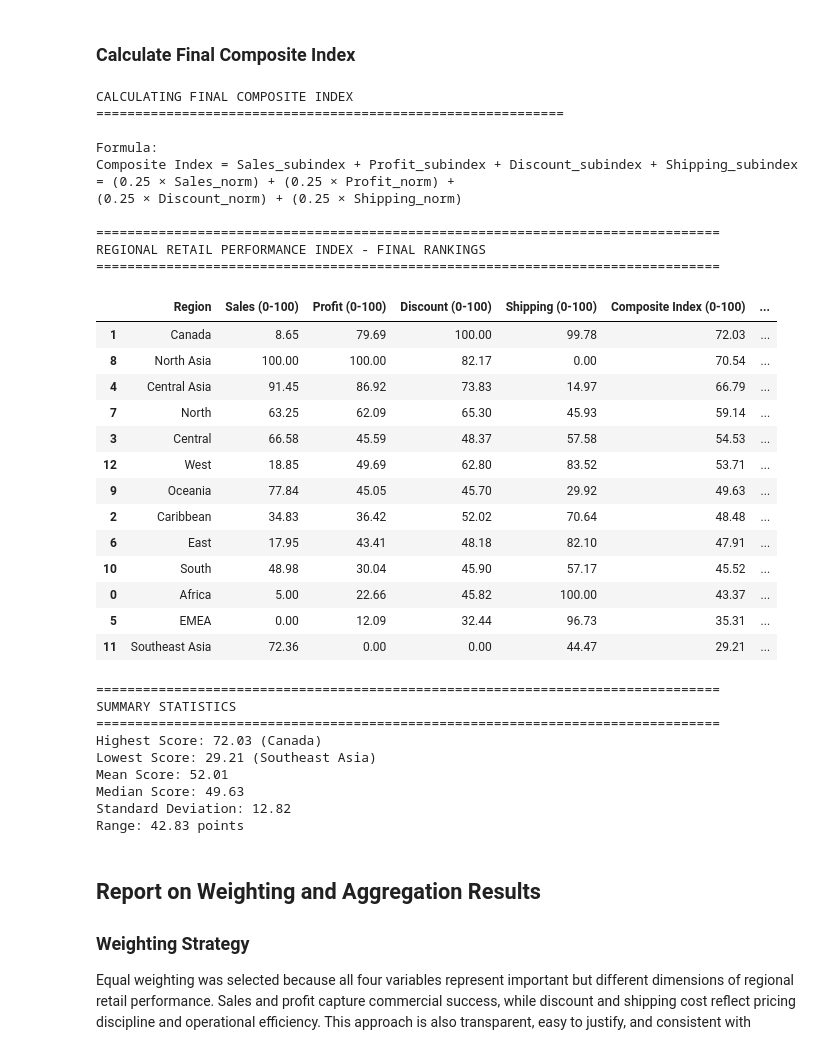
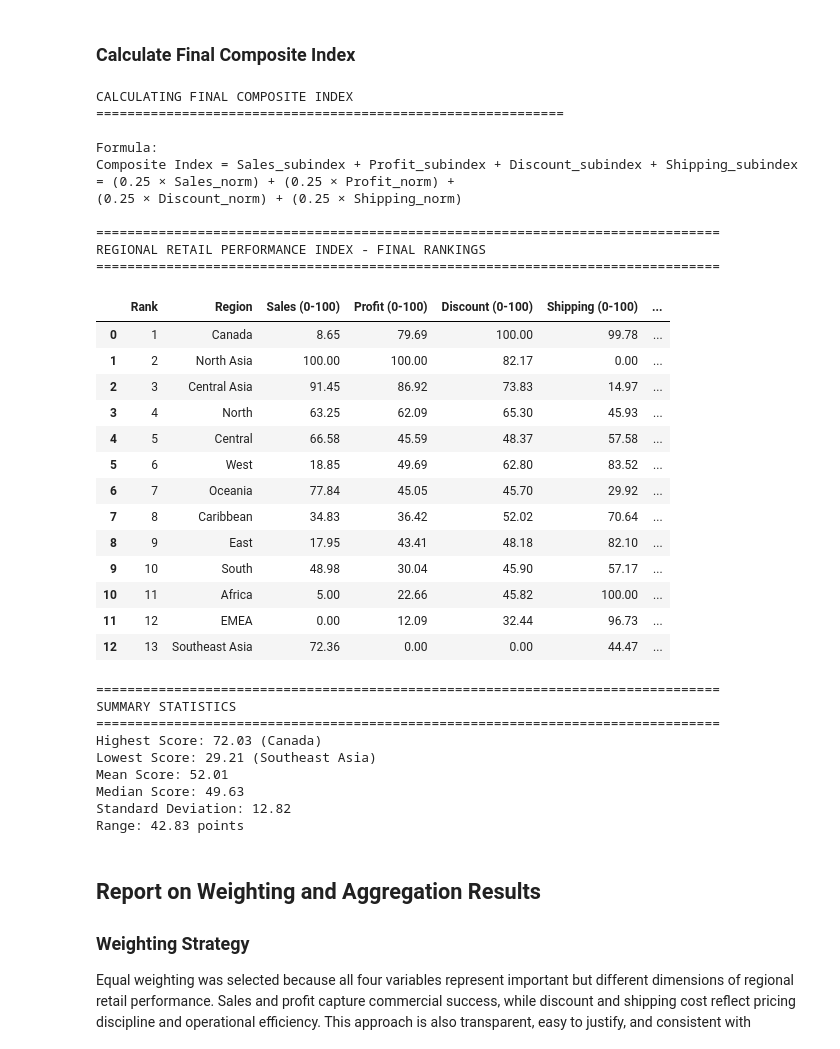
Before and after one commit to HaroldasT2/Data_Analysis_and_Visualisation_CA1, a Jupyter notebook: Indicator_analysis.ipynb, the cells around one changed output. Saved outputs shown, nothing was run; the diff lists cells and outputs as text; code cells hidden in the pictures.

Commit message:
Updated the file with separate graphs for Sub-Index Comparison to be used for the presentation, alongside moving the "Rank" variable in Final Composite Index display to the start

```diff
--- a/Indicator_analysis.ipynb
+++ b/Indicator_analysis.ipynb
@@ -1751,48 +1751,51 @@ final_results_display.columns = [
     'Composite Index (0-100)',
     'Rank'
 ]
+# Reorder columns for better presentation
+final_results_display = final_results_display[['Rank', 'Region', 'Sales (0-100)', 'Profit (0-100)', 'Discount (0-100)', 'Shipping (0-100)', 'Composite Index (0-100)']]
+final_results_display = final_results_display.reset_index(drop=True)
 
 print("\n" + "=" * 80)
 print("REGIONAL RETAIL PERFORMANCE INDEX - FINAL RANKINGS")
 print("=" * 80)
 display(final_results_display)
 
 
 print("\n" + "=" * 80)
 print("SUMMARY STATISTICS")
 print("=" * 80)
 print(f"Highest Score: {final_results['composite_index'].max():.2f} ({final_results.loc[final_results['composite_index'].idxmax(), 'region']})")
 print(f"Lowest Score: {final_results['composite_index'].min():.2f} ({final_results.loc[final_results['composite_index'].idxmin(), 'region']})")
 print(f"Mean Score: {final_results['composite_index'].mean():.2f}")
 print(f"Median Score: {final_results['composite_index'].median():.2f}")
 print(f"Standard Deviation: {final_results['composite_index'].std():.2f}")
 print(f"Range: {final_results['composite_index'].max() - final_results['composite_index'].min():.2f} points")
 # %% [output]
 CALCULATING FINAL COMPOSITE INDEX
 ============================================================
 
 Formula:
 Composite Index = Sales_subindex + Profit_subindex + Discount_subindex + Shipping_subindex
 = (0.25 × Sales_norm) + (0.25 × Profit_norm) +
 (0.25 × Discount_norm) + (0.25 × Shipping_norm)
 
 ================================================================================
 REGIONAL RETAIL PERFORMANCE INDEX - FINAL RANKINGS
 ================================================================================
-|  | Region | Sales (0-100) | Profit (0-100) | Discount (0-100) | Shipping (0-100) | Composite Index (0-100) | ... |
-| 1 | Canada | 8.65 | 79.69 | 100.00 | 99.78 | 72.03 | ... |
-| 8 | North Asia | 100.00 | 100.00 | 82.17 | 0.00 | 70.54 | ... |
-| 4 | Central Asia | 91.45 | 86.92 | 73.83 | 14.97 | 66.79 | ... |
-| 7 | North | 63.25 | 62.09 | 65.30 | 45.93 | 59.14 | ... |
-| 3 | Central | 66.58 | 45.59 | 48.37 | 57.58 | 54.53 | ... |
-| 12 | West | 18.85 | 49.69 | 62.80 | 83.52 | 53.71 | ... |
-| 9 | Oceania | 77.84 | 45.05 | 45.70 | 29.92 | 49.63 | ... |
-| 2 | Caribbean | 34.83 | 36.42 | 52.02 | 70.64 | 48.48 | ... |
-| 6 | East | 17.95 | 43.41 | 48.18 | 82.10 | 47.91 | ... |
-| 10 | South | 48.98 | 30.04 | 45.90 | 57.17 | 45.52 | ... |
-| 0 | Africa | 5.00 | 22.66 | 45.82 | 100.00 | 43.37 | ... |
-| 5 | EMEA | 0.00 | 12.09 | 32.44 | 96.73 | 35.31 | ... |
-| 11 | Southeast Asia | 72.36 | 0.00 | 0.00 | 44.47 | 29.21 | ... |
+|  | Rank | Region | Sales (0-100) | Profit (0-100) | Discount (0-100) | Shipping (0-100) | ... |
+| 0 | 1 | Canada | 8.65 | 79.69 | 100.00 | 99.78 | ... |
+| 1 | 2 | North Asia | 100.00 | 100.00 | 82.17 | 0.00 | ... |
+| 2 | 3 | Central Asia | 91.45 | 86.92 | 73.83 | 14.97 | ... |
+| 3 | 4 | North | 63.25 | 62.09 | 65.30 | 45.93 | ... |
+| 4 | 5 | Central | 66.58 | 45.59 | 48.37 | 57.58 | ... |
+| 5 | 6 | West | 18.85 | 49.69 | 62.80 | 83.52 | ... |
+| 6 | 7 | Oceania | 77.84 | 45.05 | 45.70 | 29.92 | ... |
+| 7 | 8 | Caribbean | 34.83 | 36.42 | 52.02 | 70.64 | ... |
+| 8 | 9 | East | 17.95 | 43.41 | 48.18 | 82.10 | ... |
+| 9 | 10 | South | 48.98 | 30.04 | 45.90 | 57.17 | ... |
+| 10 | 11 | Africa | 5.00 | 22.66 | 45.82 | 100.00 | ... |
+| 11 | 12 | EMEA | 0.00 | 12.09 | 32.44 | 96.73 | ... |
+| 12 | 13 | Southeast Asia | 72.36 | 0.00 | 0.00 | 44.47 | ... |
 ================================================================================
 SUMMARY STATISTICS
 ================================================================================
```
Also changed, not shown: parts of 14 cells of this notebook.
